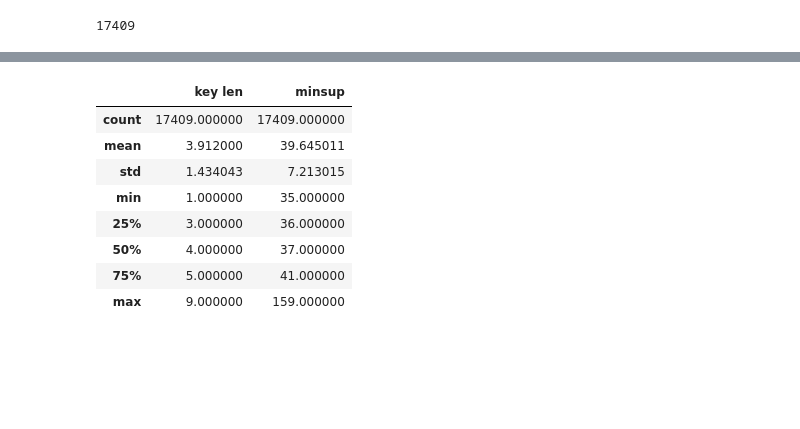
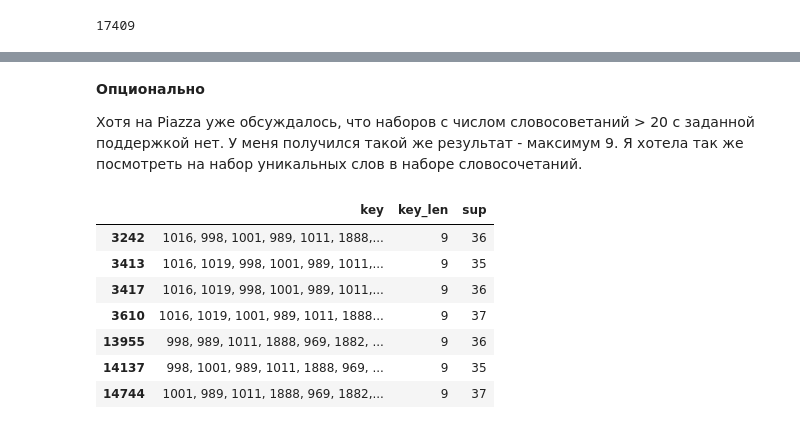
Before and after one commit to Dyomina/pattern-mining-hw, a Jupyter notebook: pattern-minimg-hw1.ipynb, the cells around one changed output, grey strips where cells are left out. Saved outputs shown, nothing was run; the diff lists cells and outputs as text; code cells hidden in the pictures; blank space fills up the shorter version.

```diff
--- a/pattern-minimg-hw1.ipynb
+++ b/pattern-minimg-hw1.ipynb
@@ -124,11 +115,10 @@ Wall time: 2.54 s
 # f.close()
 # %%
 # Читаем аутпут из SPMF
+
 f = open('./data/SPMF-ouptut-1a.txt', mode='r')
 result_1a = []
-lines = f.read().splitlines()
-for line in lines:
-    result_1a.append(line)
+result_1a = f.read().splitlines()
 f.close()
 # %% [markdown]
 # Ответ на задание 1-а
@@ -138,6 +128,10 @@ len(result_1a)
 17409
 # %% [markdown]
 <img src = './images/SPMF-result-1a.png'>
+# %% [markdown]
+**Опционально**
+
+Хотя на Piazza уже обсуждалось, что наборов с числом словосоветаний > 20 c заданной поддержкой нет.  У меня получился такой же результат - максимум 9.  Я хотела так же посмотреть на набор уникальных слов в наборе словосочетаний.
 # %%
 result1a_array = []
 for entry in result_1a:
@@ -153,15 +147,14 @@ for entry in result_1a:
     entry_list = [str(key), key_len, int(value)]
     result1a_array.append(entry_list)
 # %%
-result1a_df = pd.DataFrame(result1a_array, columns=['key', 'key len', 'minsup'])
-result1a_df.describe()
+result1a_df = pd.DataFrame(result1a_array, columns=['key', 'key_len', 'sup'])
+result1a_df[result1a_df['key_len'] > 8]
 # %% [output]
-|  | key len | minsup |
-| count | 17409.000000 | 17409.000000 |
-| mean | 3.912000 | 39.645011 |
-| std | 1.434043 | 7.213015 |
-| min | 1.000000 | 35.000000 |
-| 25% | 3.000000 | 36.000000 |
-| 50% | 4.000000 | 37.000000 |
-| 75% | 5.000000 | 41.000000 |
-| max | 9.000000 | 159.000000 |
+|  | key | key_len | sup |
+| 3242 | 1016, 998, 1001, 989, 1011, 1888,... | 9 | 36 |
+| 3413 | 1016, 1019, 998, 1001, 989, 1011,... | 9 | 35 |
+| 3417 | 1016, 1019, 998, 1001, 989, 1011,... | 9 | 36 |
+| 3610 | 1016, 1019, 1001, 989, 1011, 1888... | 9 | 37 |
+| 13955 | 998, 989, 1011, 1888, 969, 1882, ... | 9 | 36 |
+| 14137 | 998, 1001, 989, 1011, 1888, 969, ... | 9 | 35 |
+| 14744 | 1001, 989, 1011, 1888, 969, 1882,... | 9 | 37 |
```
Also changed, not shown: parts of 15 cells of this notebook.
